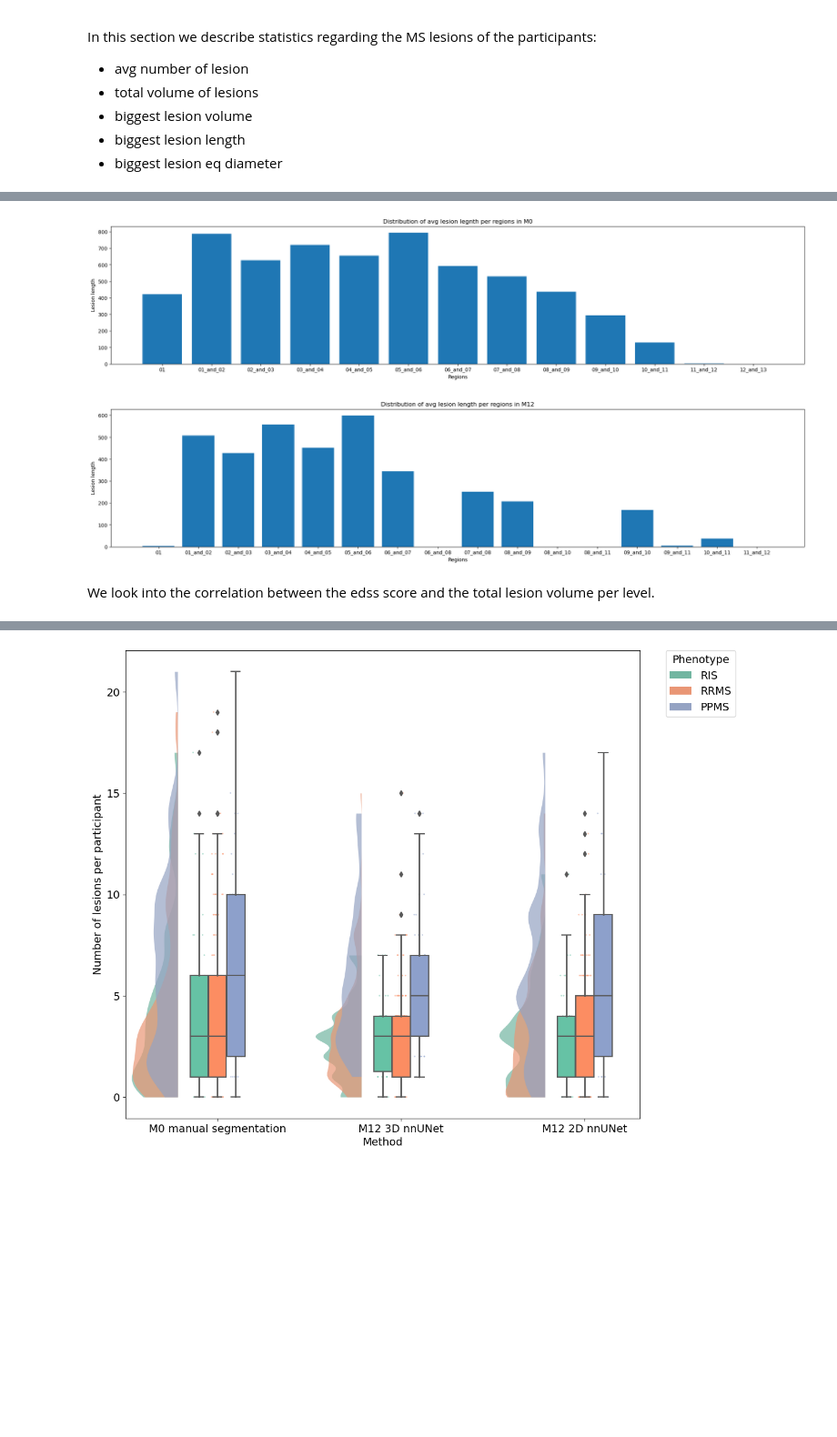
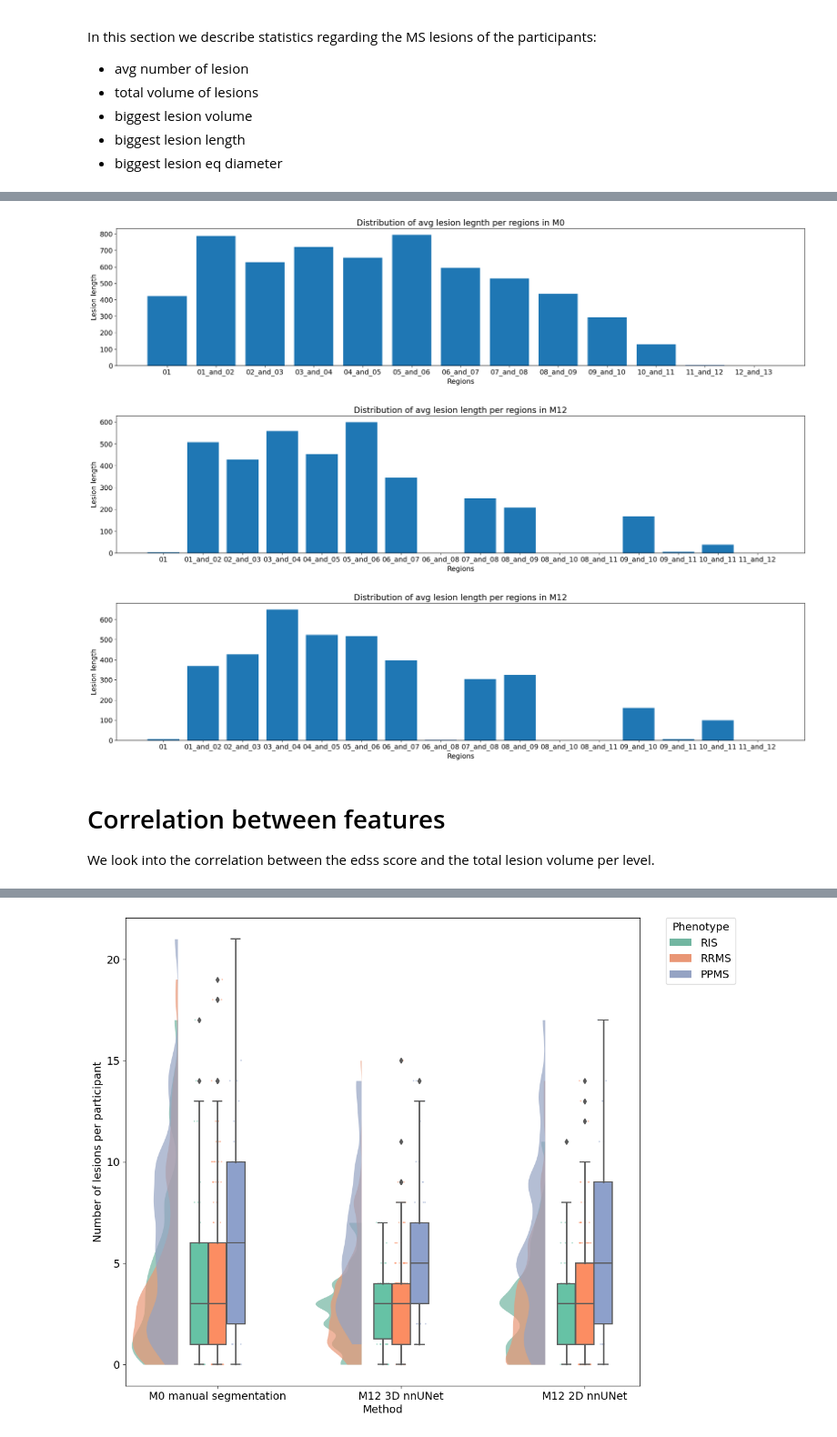
Before and after one commit to ivadomed/canproco, a Jupyter notebook: dataset_analysis/dataframe_analysis.ipynb, the cells around one changed output, grey strips where cells are left out. Shown at 91% size. Cells and saved outputs as stored; diff of their text form; code cells hidden in the pictures; blank space fills up the shorter version.

```diff
--- a/dataset_analysis/dataframe_analysis.ipynb
+++ b/dataset_analysis/dataframe_analysis.ipynb
@@ -41,14 +41,17 @@ We import the dataframe and exclude the subjects which are in the `exclude.yml`
 #load dataframes
 df_M0_path = '/Users/plbenveniste/tmp_romane/canproco/project/canproco_final/dataframes/dataframe_M0/dataframe.csv'
 df_M0_all = pd.read_csv(df_M0_path)
-df_M12_path = '/Users/plbenveniste/tmp_romane/canproco/project/canproco_final/dataframes/dataframe_M12_3d/dataframe.csv'
-df_M12_all = pd.read_csv(df_M12_path)
+df_M12_3d_path = '/Users/plbenveniste/tmp_romane/canproco/project/canproco_final/dataframes/dataframe_M12_3d/dataframe.csv'
+df_M12_3d_all = pd.read_csv(df_M12_3d_path)
+df_M12_2d_path = '/Users/plbenveniste/tmp_romane/canproco/project/canproco_final/dataframes/dataframe_M12_2d/dataframe.csv'
+df_M12_2d_all = pd.read_csv(df_M12_2d_path)
 # %% [markdown]
 We replace NaN values by 0 in the dataset
 # %%
 #we replace all the NaN values by 0
 df_M0_all = df_M0_all.fillna(0)
-df_M12_all = df_M12_all.fillna(0)
+df_M12_3d_all = df_M12_3d_all.fillna(0)
+df_M12_2d_all = df_M12_2d_all.fillna(0)
 # %% [markdown]
 # General statistics
 
@@ -100,7 +103,8 @@ For the latter analysis we remove the healthy subjects from the dataframes to st
 # %%
 #removal of healthy controls
 df_M0 = df_M0_all[df_M0_all.pathology != 'HC']
-df_M12 = df_M12_all[df_M12_all.pathology != 'HC']
+df_M12_3d = df_M12_3d_all[df_M12_3d_all.pathology != 'HC']
+df_M12_2d = df_M12_2d_all[df_M12_2d_all.pathology != 'HC']
 # %%
 #now we can plot the edss distribution
 plt.figure(figsize=(7, 5))
@@ -128,7 +133,8 @@ print(table)
 # %%
 #we add the timepoint to the dataframe
 df_M0['timepoint'] = 'M0'
-df_M12['timepoint'] = 'M12'
+df_M12_3d['timepoint'] = 'M12'
+df_M12_2d['timepoint'] = 'M12'
 # %% [output]
 A value is trying to be set on a copy of a slice from a DataFrame.
 Try using .loc[row_indexer,col_indexer] = value instead
@@ -290,35 +345,50 @@ plt.show()
 # %%
 ## we do the same thing for avg length of lesions
 # we get the column names of the dataframe corresponding to the regions
 regions = df_M0.columns
 regions = [str(column) for column in regions if 'avg_lesion_length_between' in column or 'avg_lesion_length_above' in column]
 regions = np.sort(regions)
 
 # we output the hist plot of the distribution of lesions per regions
 plt.figure(figsize=(25, 5))
 legend = [region.split('_',4)[-1] for region in regions]
 plt.bar(legend, df_M0[regions].sum())
 plt.title('Distribution of avg lesion legnth per regions in M0')
 plt.xlabel('Regions')
 plt.ylabel('Lesion length')
 plt.show()
 
-#we output the same thing for M12
-regions = df_M12.columns
+#we output the same thing for M12 for 3D nnUNet
+regions = df_M12_3d.columns
 regions = [str(column) for column in regions if 'avg_lesion_length_between' in column or 'avg_lesion_length_above' in column]
 regions = np.sort(regions)
 
 plt.figure(figsize=(25, 5))
 legend = [region.split('_',4)[-1] for region in regions]
-plt.bar(legend, df_M12[regions].sum())
+plt.bar(legend, df_M12_3d[regions].sum())
 plt.title('Distribution of avg lesion length per regions in M12')
 plt.xlabel('Regions')
 plt.ylabel('Lesion length')
 plt.show()
+
+#we output the same thing for M12 for 2D nnUNet
+regions = df_M12_2d.columns
+regions = [str(column) for column in regions if 'avg_lesion_length_between' in column or 'avg_lesion_length_above' in column]
+regions = np.sort(regions)
+
+plt.figure(figsize=(25, 5))
+legend = [region.split('_',4)[-1] for region in regions]
+plt.bar(legend, df_M12_2d[regions].sum())
+plt.title('Distribution of avg lesion length per regions in M12')
+plt.xlabel('Regions')
+plt.ylabel('Lesion length')
+plt.show()
 # %% [output]
-[figure, old version]
+[figure, new version]
-[figure, old version]
+[figure, new version]
+[figure, added]
 # %% [markdown]
+# Correlation between features
 We look into the correlation between the edss score and the total lesion volume per level.
 # %%
 # now we build a correlation matrix for the avg lesion volume and the edss score
```
Also changed, not shown: parts of 14 cells of this notebook.
